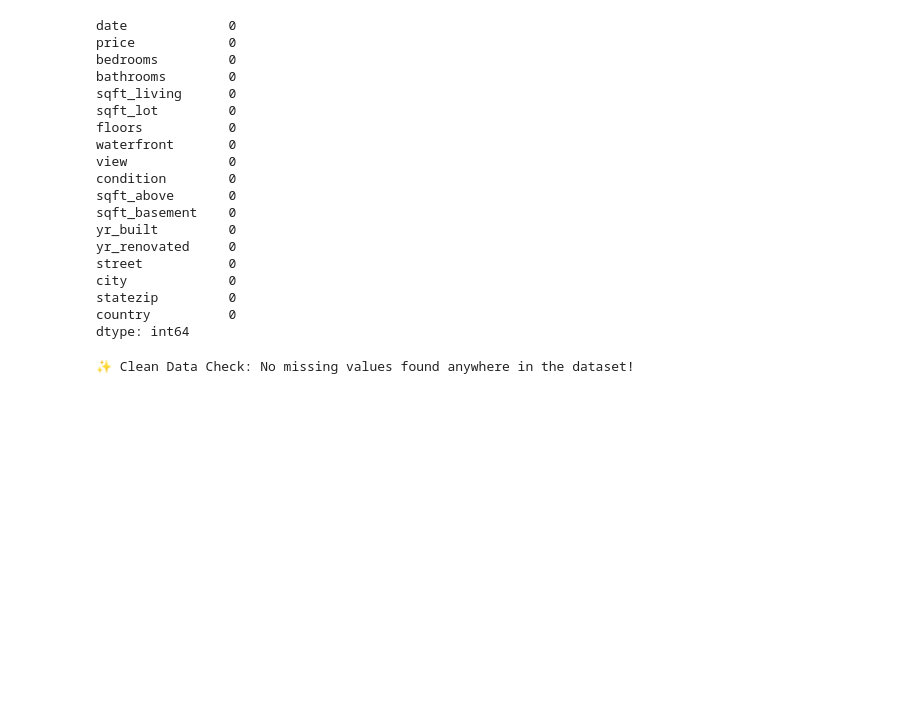
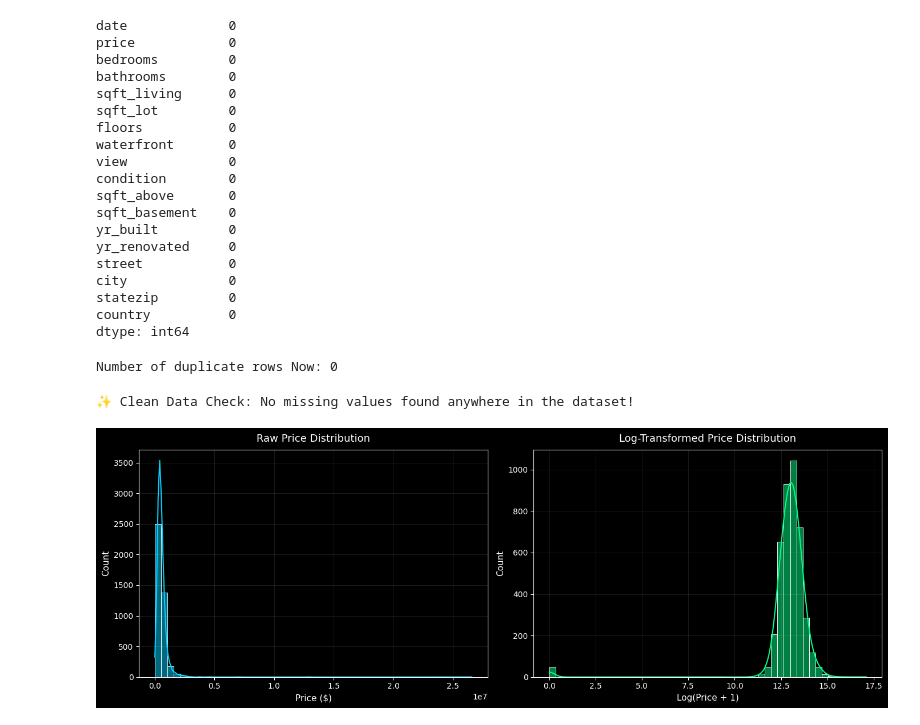
Before and after one commit to MaykInvest/House_Prices_Prediction, a Jupyter notebook: project.ipynb, the cells around one changed output. Cells and saved outputs as stored; diff of their text form; code cells hidden in the pictures; blank space fills up the shorter version.

Commit message:
did the EDA and create a pipeline to encode and clean the numeric and categorical data

```diff
--- a/project.ipynb
+++ b/project.ipynb
@@ -251,6 +291,11 @@ city             0
 statezip         0
 country          0
 dtype: int64
+# %%
+df.drop_duplicates(inplace=True) # Remove duplicate rows from the DataFrame df.
+print("Number of duplicate rows Now:", df.duplicated().sum()) # After dropping duplicates, check again to confirm that there are no duplicate rows remaining in the DataFrame df.
+# %% [output]
+Number of duplicate rows Now: 0
 # %%
 # Calculate absolute counts and percentages of missing data per column
 missing_counts = df.isna().sum()
@@ -272,3 +317,44 @@ else:
     print(trouble_columns)
 # %% [output]
 ✨ Clean Data Check: No missing values found anywhere in the dataset!
+# %%
+# This plot will show us the distribution of the target variable (price) in its raw form and after applying a log transformation to handle skewness.
+#  It helps us understand the spread and central tendency of the price data, which is crucial for modeling decisions.
+fig, axes = plt.subplots(1, 2, figsize=(14, 5))
+
+# --- PLOT 1: RAW PRICE DISTRIBUTION ---
+# Step 3: Draw the original price distribution chart
+sns.histplot(
+    df['price'],
+    bins=50,
+    kde=True,
+    color='#00d2ff',  # Bright neon blue for dark contrast
+    ax=axes[0]
+)
+axes[0].set_title('Raw Price Distribution', fontsize=13, pad=10, color='#ffffff')
+axes[0].set_xlabel('Price ($)', fontsize=11)
+axes[0].set_ylabel('Count', fontsize=11)
+axes[0].grid(True, alpha=0.1)  # Keep grid lines very subtle
+
+# --- PLOT 2: LOG PRICE DISTRIBUTION ---
+# Step 4: Draw the log-transformed price distribution chart
+sns.histplot(
+    np.log1p(df['price']),
+    bins=50,
+    kde=True,
+    color='#00ff87',  # Vibrant neon green
+    ax=axes[1]
+)
+axes[1].set_title('Log-Transformed Price Distribution', fontsize=13, pad=10, color='#ffffff')
+axes[1].set_xlabel('Log(Price + 1)', fontsize=11)
+axes[1].set_ylabel('Count', fontsize=11)
+axes[1].grid(True, alpha=0.1)
+
+# Step 5: Adjust padding, render the dark canvas layout, and clear memory
+plt.tight_layout()
+plt.show()
+
+# Step 6: Optional - Reset to default if you have other standard charts later
+# plt.style.use('default')
+# %% [output]
+[figure, added]
```
Also changed, not shown: parts of 17 cells of this notebook.
